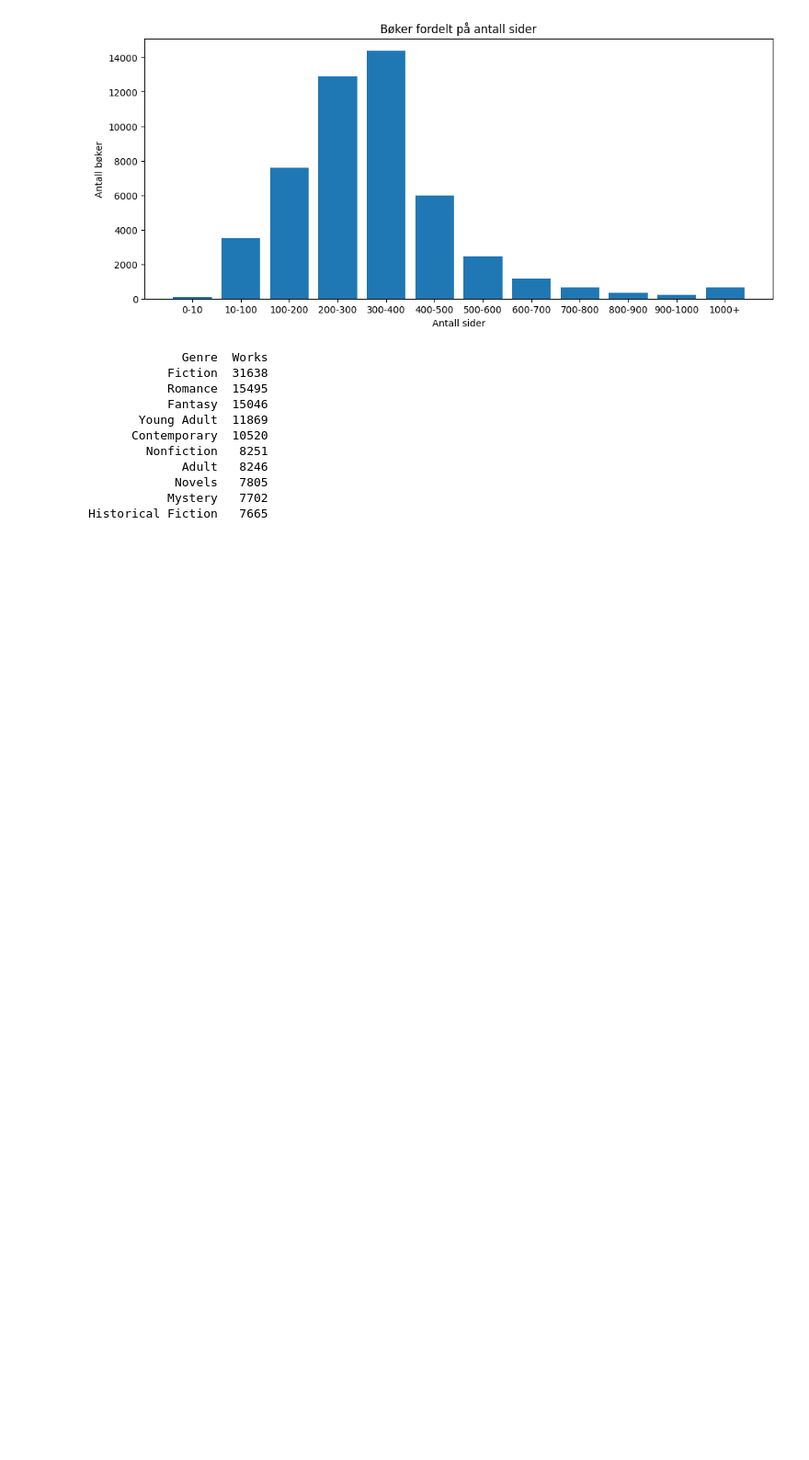
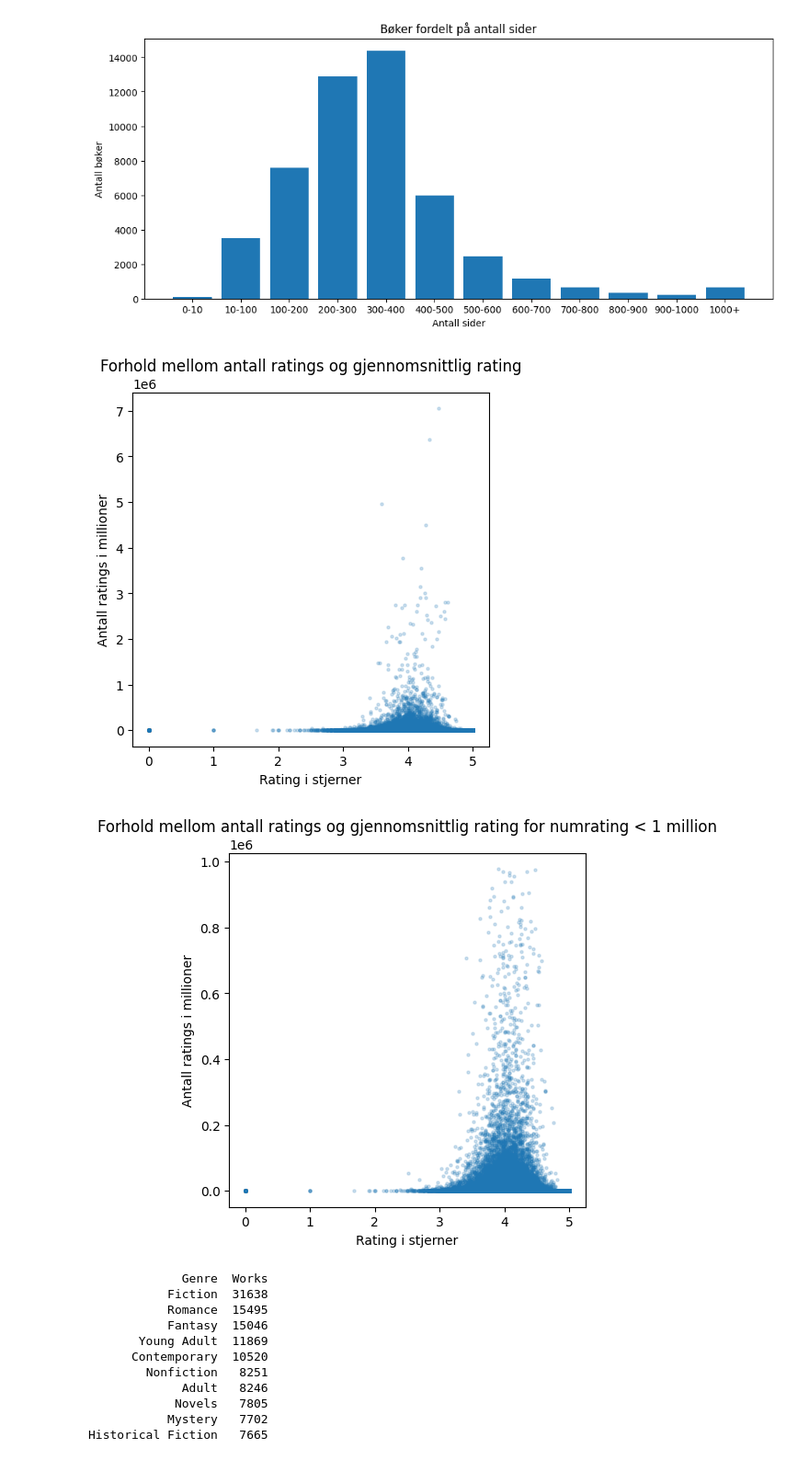
Before and after one commit to irismonstad/Prosjekt-Datasett-IT2-V25, a Jupyter notebook: bbe.ipynb, the cells around one changed output. Shown: that part at 92% size. Saved outputs shown, nothing was run; the diff lists cells and outputs as text; code cells hidden in the pictures; blank space fills up the shorter version.

Commit message:
Lagt til scatterplot i pandas fil

```diff
--- a/bbe.ipynb
+++ b/bbe.ipynb
@@ -25,6 +25,30 @@ plt.title("Bøker fordelt på antall sider")
 plt.show()
 # %% [output]
 [figure]
+# %%
+rating = pd.to_numeric(df['rating'], downcast='float', errors='coerce') #Gjør rating-kolonnen om til float
+numRatings = pd.to_numeric(df['numRatings'], downcast='integer', errors='coerce') #Gjør numRating-kolonnen om til int
+
+plt.figure(figsize=(5,5))
+plt.scatter(rating, numRatings, s=5, alpha=0.2) #Parametrene s og alpha setter størrelsen (size) og gjennomsiktighet på punktene i figuren
+plt.ylabel("Antall ratings i millioner")
+plt.xlabel("Rating i stjerner")
+plt.title("Forhold mellom antall ratings og gjennomsnittlig rating")
+
+filtrertDF = df[df['numRatings'] < 1_000_000] #Lager en ny df som bare inkluderer bøker med numrating under 1 million
+filtrertRating = filtrertDF['rating']
+filtrertNumRatings = filtrertDF['numRatings']
+
+plt.figure(figsize=(5,5))
+plt.scatter(filtrertRating, filtrertNumRatings, s=5, alpha=0.2)
+plt.ylabel("Antall ratings i millioner")
+plt.xlabel("Rating i stjerner")
+plt.title("Forhold mellom antall ratings og gjennomsnittlig rating for numrating < 1 million")
+
+plt.show()
+# %% [output]
+[figure, added]
+[figure, added]
 # %%
 #Fordi sjangere er i lister formattert som strings, bruker jeg json.loads for å gjøre dem om til lister. For å gjøre dette må jeg først formattere det med hermetegn i stedet for apostrofer.
 genresLists = df['genres'].str.replace("'", '"').apply(json.loads)
```
Also changed, not shown: 1 other file.
